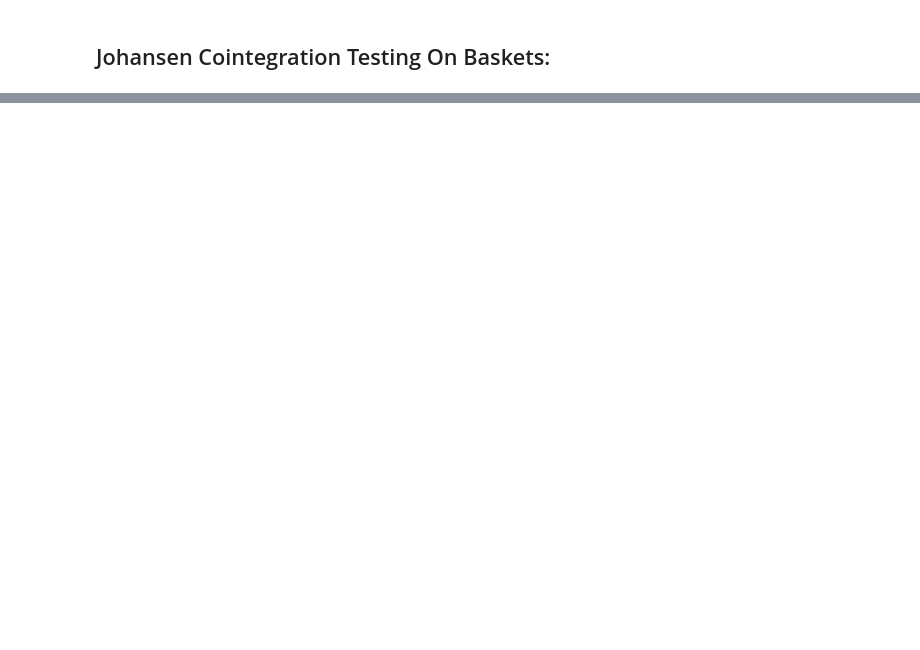
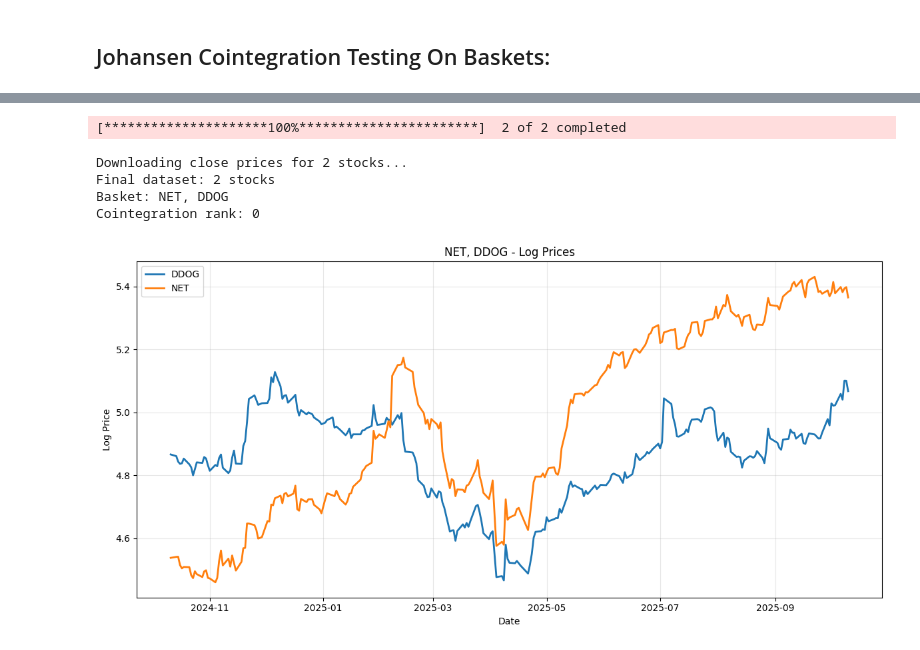
Before and after one commit to MibhaelGray/Cointegration, a Jupyter notebook: data/PCA.ipynb, the cells around one changed output, grey strips where cells are left out. Drawn from its saved outputs; the diff is of its cells as text; code cells hidden in the pictures; blank space fills up the shorter version.

```diff
--- a/data/PCA.ipynb
+++ b/data/PCA.ipynb
@@ -254,0 +302,58 @@ def test_cointegration(tickers, period="1y", crit_level=1, k_ar_diff=5):
+# %%
+import matplotlib.pyplot as plt
+
+def analyze_basket(tickers, period="1y", crit_level=1, k_ar_diff=5):
+    """
+    Complete cointegration analysis with visualization
+
+    Parameters:
+    tickers: list of stock tickers
+    period: "6mo", "1y", "2y", etc
+    crit_level: 0=90%, 1=95%, 2=99%
+    k_ar_diff: lag length (default=5)
+    """
+    # Download data
+    data = get_close_price_data(tickers, period=period)
+
+    # Run Johansen test
+    result = coint_johansen(data, det_order=0, k_ar_diff=k_ar_diff)
+    n_coint = sum(result.lr1 > result.cvt[:, crit_level])
+
+    # Print results
+    print(f"Basket: {', '.join(tickers)}")
+    print(f"Cointegration rank: {n_coint}")
+
+    # Show vectors if cointegrated
+    vectors = None
+    if n_coint > 0:
+        vectors = pd.DataFrame(
+            result.evec[:, :n_coint],
+            index=data.columns,
+            columns=[f"Vector_{i+1}" for i in range(n_coint)]
+        )
+        print("\nCointegrating vectors:")
+        print(vectors)
+
+    # Plot
+    plt.figure(figsize=(12, 6))
+    for col in data.columns:
+        plt.plot(data.index, data[col], label=col, linewidth=2)
+    plt.xlabel('Date')
+    plt.ylabel('Log Price')
+    plt.title(f"{', '.join(tickers)} - Log Prices")
+    plt.legend()
+    plt.grid(True, alpha=0.3)
+    plt.tight_layout()
+    plt.show()
+
+    return vectors
+
+# Usage
+analyze_basket(["NET", "DDOG", ])
+# %% [output]
+[*********************100%***********************]  2 of 2 completed
+Downloading close prices for 2 stocks...
+Final dataset: 2 stocks
+Basket: NET, DDOG
+Cointegration rank: 0
+[figure, added]
```
Also changed, not shown: parts of 8 cells of this notebook, 2 other files.
